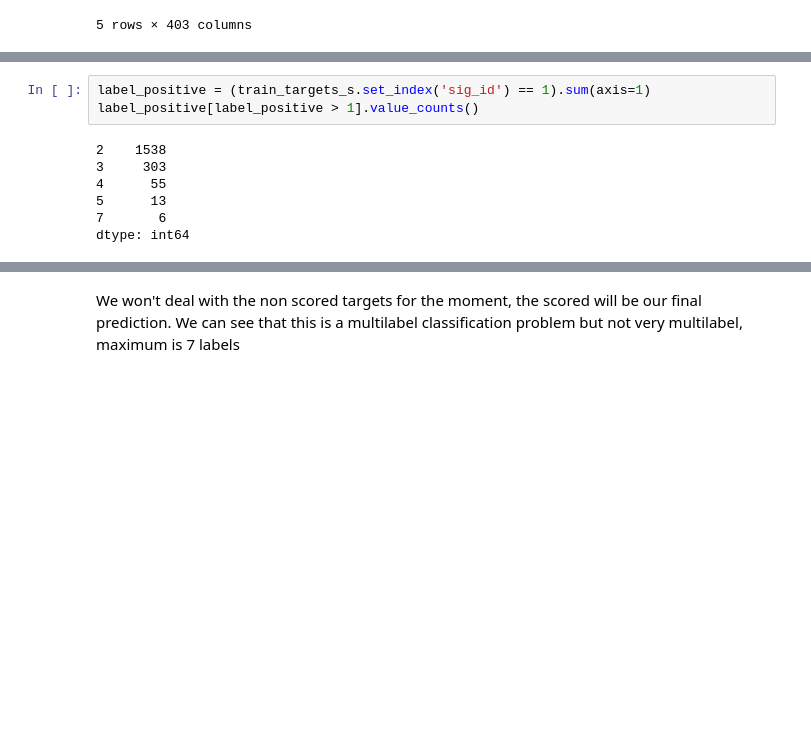
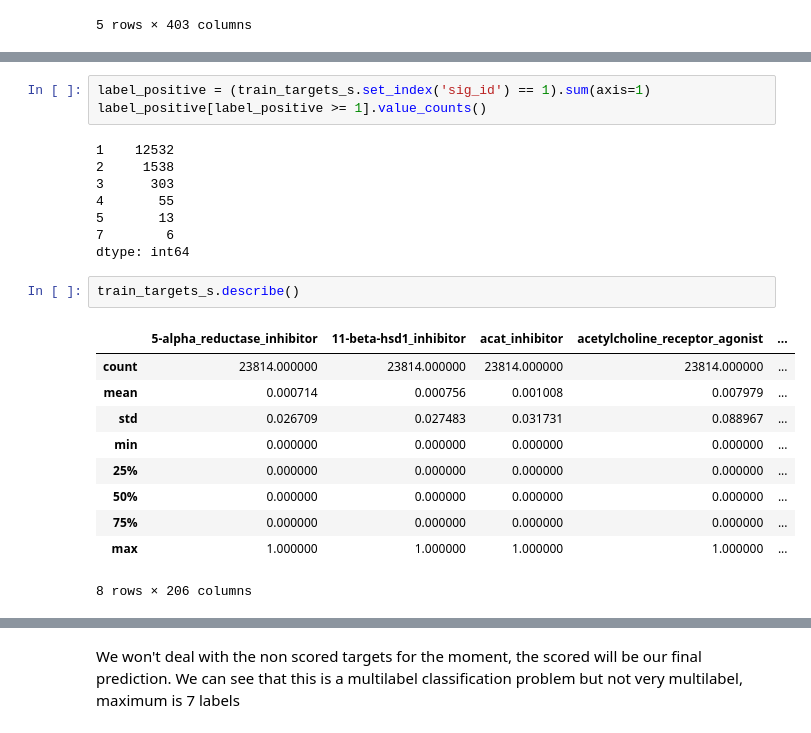
Before and after one commit to tzoukritzou/kaggle_moa, a Jupyter notebook: data_analysis.ipynb, the cells around one changed output, grey strips where cells are left out. Drawn from its saved outputs; the diff is of its cells as text; blank space fills up the shorter version.

```diff
--- a/data_analysis.ipynb
+++ b/data_analysis.ipynb
@@ -37,10 +37,24 @@ train_targets_s.head()
 # %%
 label_positive = (train_targets_s.set_index('sig_id') == 1).sum(axis=1)
-label_positive[label_positive > 1].value_counts()
+label_positive[label_positive >= 1].value_counts()
 # %% [output]
-2    1538
-3     303
-4      55
-5      13
-7       6
+1    12532
+2     1538
+3      303
+4       55
+5       13
+7        6
 dtype: int64
+# %%
+train_targets_s.describe()
+# %% [output]
+|  | 5-alpha_reductase_inhibitor | 11-beta-hsd1_inhibitor | acat_inhibitor | acetylcholine_receptor_agonist | ... |
+| count | 23814.000000 | 23814.000000 | 23814.000000 | 23814.000000 | ... |
+| mean | 0.000714 | 0.000756 | 0.001008 | 0.007979 | ... |
+| std | 0.026709 | 0.027483 | 0.031731 | 0.088967 | ... |
+| min | 0.000000 | 0.000000 | 0.000000 | 0.000000 | ... |
+| 25% | 0.000000 | 0.000000 | 0.000000 | 0.000000 | ... |
+| 50% | 0.000000 | 0.000000 | 0.000000 | 0.000000 | ... |
+| 75% | 0.000000 | 0.000000 | 0.000000 | 0.000000 | ... |
+| max | 1.000000 | 1.000000 | 1.000000 | 1.000000 | ... |
+8 rows × 206 columns
```
Also changed, not shown: parts of 9 cells of this notebook, 6 other files.
